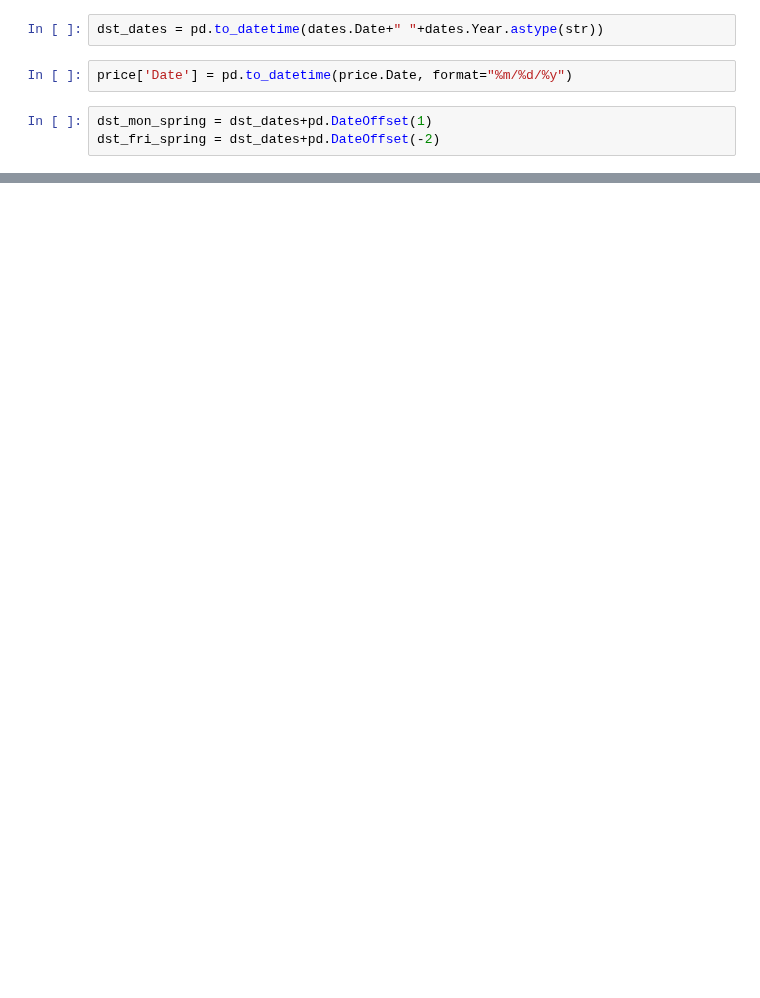
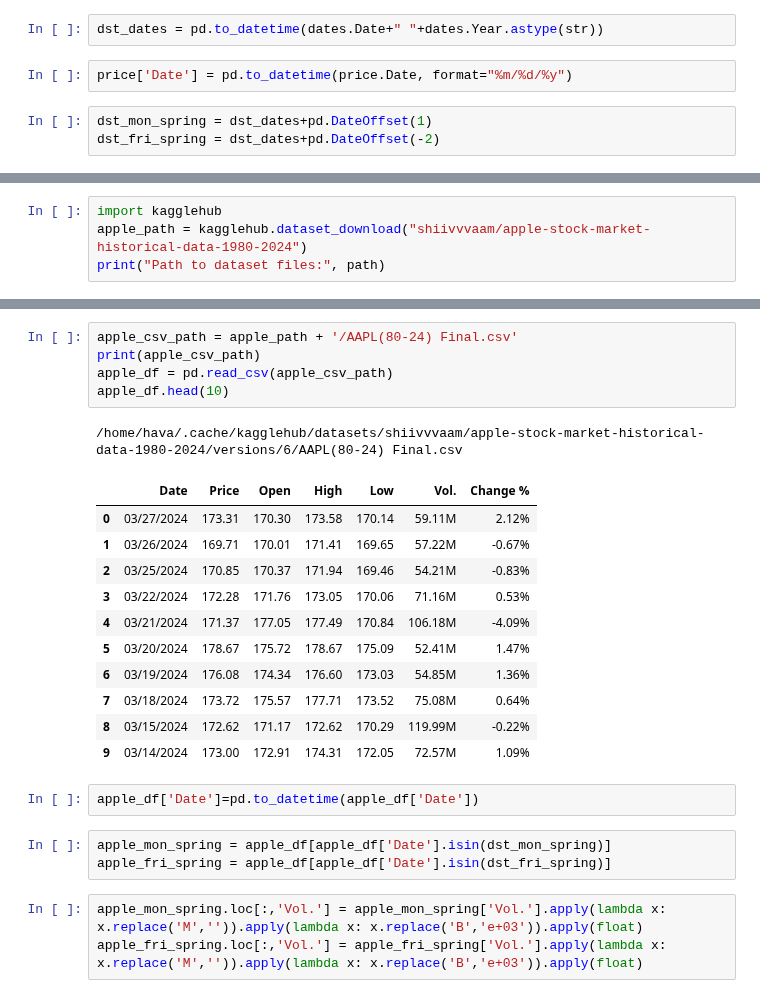
Before and after one commit to ghuckabe/DSTMarketAnalysis, a Jupyter notebook: data_exploration.ipynb, the cells around one changed output, grey strips where cells are left out. Drawn from its saved outputs; the diff is of its cells as text; blank space fills up the shorter version.

```diff
--- a/data_exploration.ipynb
+++ b/data_exploration.ipynb
@@ -96,0 +137,4 @@ print(price[price.Date.isin(dst_mon_spring)])
+# %%
+import kagglehub
+apple_path = kagglehub.dataset_download("shiivvvaam/apple-stock-market-historical-data-1980-2024")
+print("Path to dataset files:", path)
@@ -96,0 +144,26 @@ print(price[price.Date.isin(dst_mon_spring)])
+# %%
+apple_csv_path = apple_path + '/AAPL(80-24) Final.csv'
+print(apple_csv_path)
+apple_df = pd.read_csv(apple_csv_path)
+apple_df.head(10)
+# %% [output]
+/home/hava/.cache/kagglehub/datasets/shiivvvaam/apple-stock-market-historical-data-1980-2024/versions/6/AAPL(80-24) Final.csv
+|  | Date | Price | Open | High | Low | Vol. | Change % |
+| 0 | 03/27/2024 | 173.31 | 170.30 | 173.58 | 170.14 | 59.11M | 2.12% |
+| 1 | 03/26/2024 | 169.71 | 170.01 | 171.41 | 169.65 | 57.22M | -0.67% |
+| 2 | 03/25/2024 | 170.85 | 170.37 | 171.94 | 169.46 | 54.21M | -0.83% |
+| 3 | 03/22/2024 | 172.28 | 171.76 | 173.05 | 170.06 | 71.16M | 0.53% |
+| 4 | 03/21/2024 | 171.37 | 177.05 | 177.49 | 170.84 | 106.18M | -4.09% |
+| 5 | 03/20/2024 | 178.67 | 175.72 | 178.67 | 175.09 | 52.41M | 1.47% |
+| 6 | 03/19/2024 | 176.08 | 174.34 | 176.60 | 173.03 | 54.85M | 1.36% |
+| 7 | 03/18/2024 | 173.72 | 175.57 | 177.71 | 173.52 | 75.08M | 0.64% |
+| 8 | 03/15/2024 | 172.62 | 171.17 | 172.62 | 170.29 | 119.99M | -0.22% |
+| 9 | 03/14/2024 | 173.00 | 172.91 | 174.31 | 172.05 | 72.57M | 1.09% |
+# %%
+apple_df['Date']=pd.to_datetime(apple_df['Date'])
+# %%
+apple_mon_spring = apple_df[apple_df['Date'].isin(dst_mon_spring)]
+apple_fri_spring = apple_df[apple_df['Date'].isin(dst_fri_spring)]
+# %%
+apple_mon_spring.loc[:,'Vol.'] = apple_mon_spring['Vol.'].apply(lambda x: x.replace('M','')).apply(lambda x: x.replace('B','e+03')).apply(float)
+apple_fri_spring.loc[:,'Vol.'] = apple_fri_spring['Vol.'].apply(lambda x: x.replace('M','')).apply(lambda x: x.replace('B','e+03')).apply(float)
```
Also changed, not shown: parts of 6 cells of this notebook.
